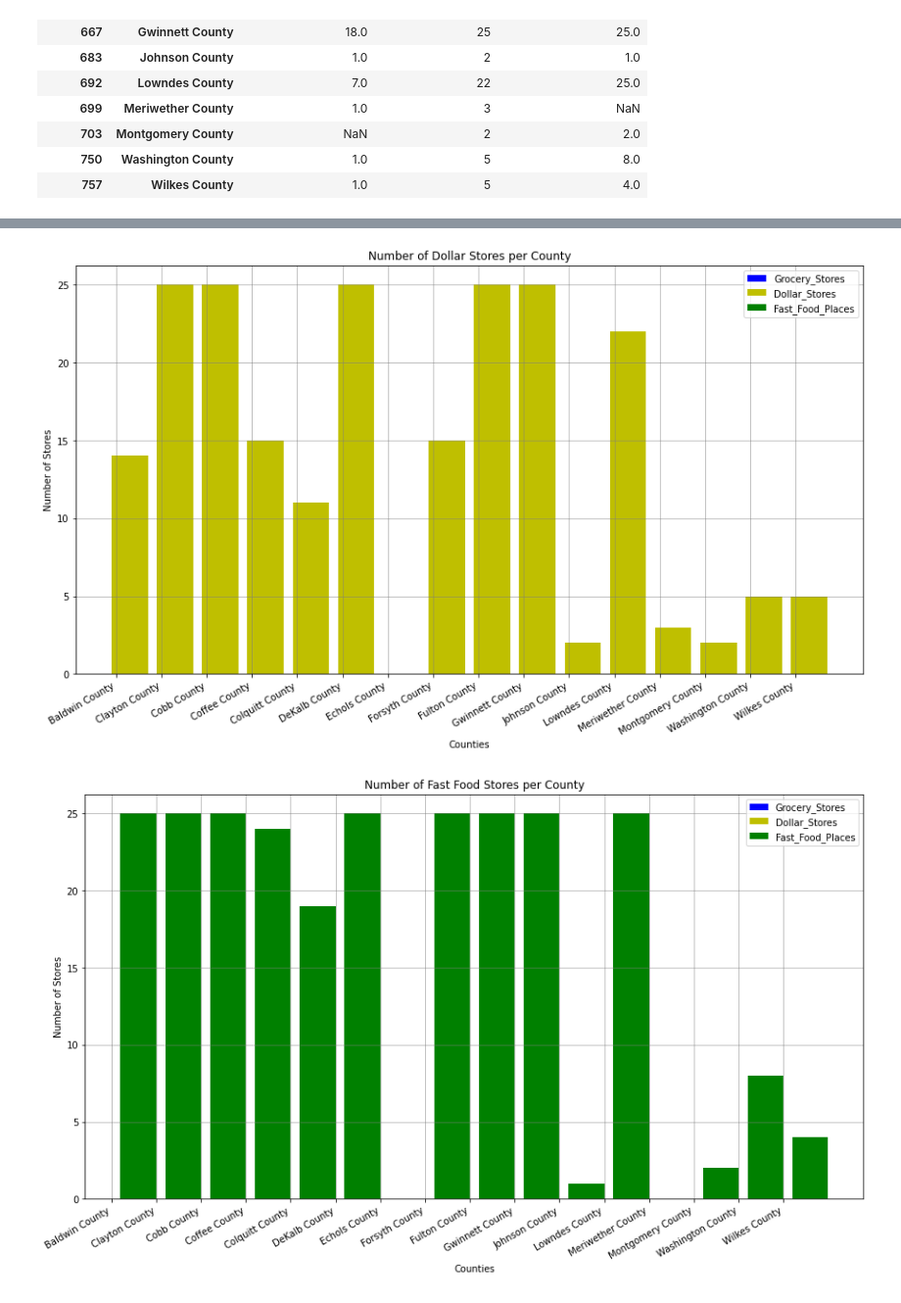
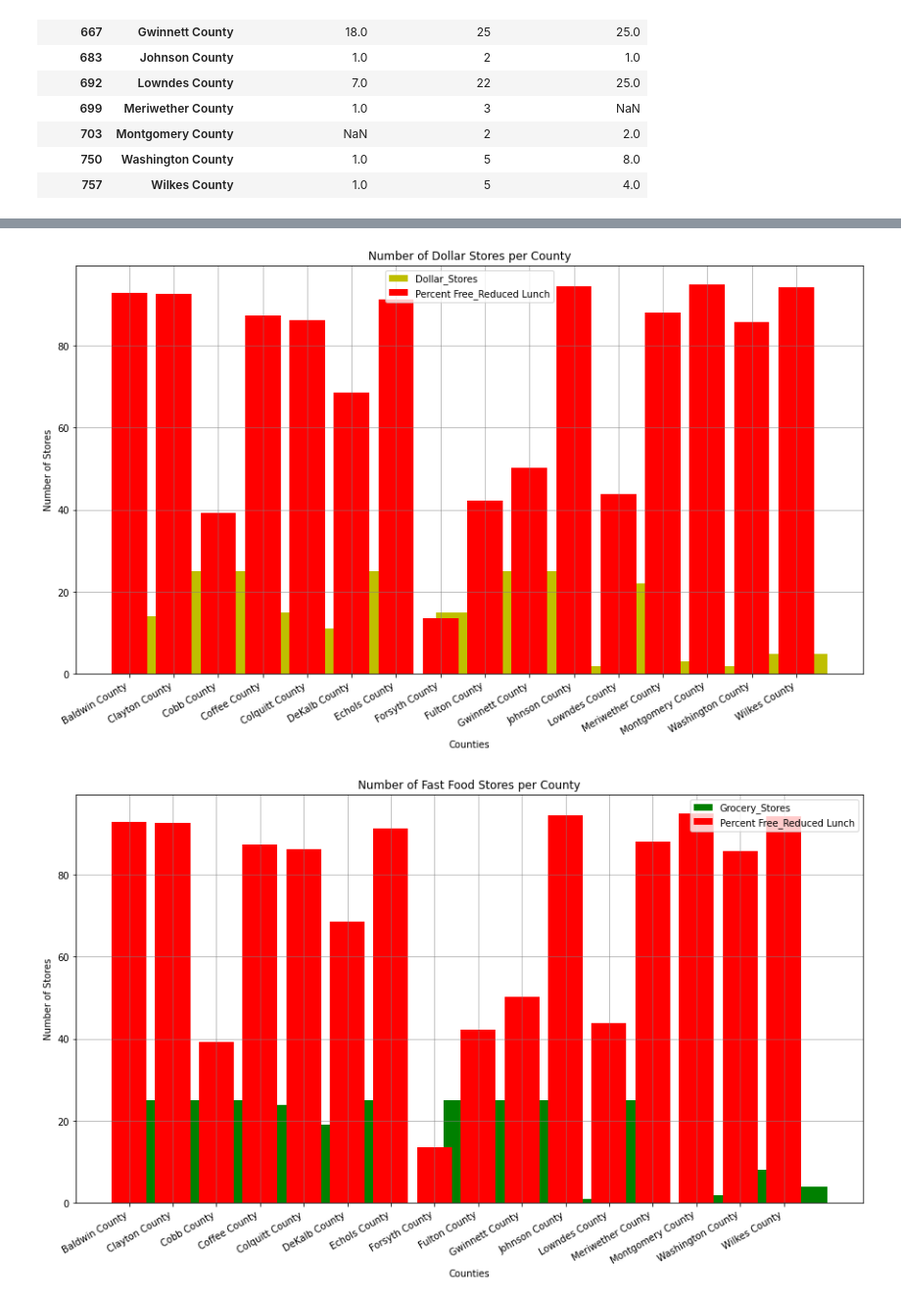
Before and after one commit to sgodkhindi/Project_Map_Food_Deserts, a Jupyter notebook: Food_Deserts_Data_County.ipynb, the cells around one changed output, grey strips where cells are left out. Shown at 98% size. Drawn from its saved outputs; the diff is of its cells as text; code cells hidden in the pictures.

```diff
--- a/Food_Deserts_Data_County.ipynb
+++ b/Food_Deserts_Data_County.ipynb
@@ -455,34 +453,36 @@ width = .2
 x_axis = np.arange(len(county_stores_df))
 
 
-bar2 = plt.bar(x_axis+(width*1.5), county_stores_df["Total_Dollar_Stores"], color='y')
-
+bar1 = plt.bar(x_axis+(width*1.5), county_stores_df["Total_Dollar_Stores"], color='y')
+bar2 = plt.bar(x_axis, county_stores_df["Percent_FRL"], color='r')
+# bar1 = ''
+bar3 = ''
 plt.xticks(x_axis, county_stores_df["County_Name"],  rotation= 30, fontsize='10', horizontalalignment='right')
 plt.xlabel("Counties")
 plt.ylabel("Number of Stores")
 plt.title("Number of Dollar Stores per County")
 plt.grid(color='grey', linewidth=1, axis='both', alpha=0.5)
-plt.legend((bar1, bar2, bar3), ('Grocery_Stores', 'Dollar_Stores', 'Fast_Food_Places') )
+plt.legend((bar1, bar2, bar3), ('Dollar_Stores', 'Percent Free_Reduced Lunch', 'Fast_Food_Places') )
 plt.show()
 # %% [output]
-[figure, old version]
+[figure, new version]
 # %%
 plt.rcParams["figure.figsize"] = (15,8)
 width = .2
 x_axis = np.arange(len(county_stores_df))
 
-
-bar3 = plt.bar(x_axis+(width*3), county_stores_df["Total_Fast_Food_Places"], color='g')
-
+bar1 = plt.bar(x_axis+(width*3), county_stores_df["Total_Fast_Food_Places"], color='g')
+bar2 = plt.bar(x_axis, county_stores_df["Percent_FRL"], color='r')
+bar3 = ''
 plt.xticks(x_axis, county_stores_df["County_Name"],  rotation= 30, fontsize='10', horizontalalignment='right')
 plt.xlabel("Counties")
 plt.ylabel("Number of Stores")
 plt.title("Number of Fast Food Stores per County")
 plt.grid(color='grey', linewidth=1, axis='both', alpha=0.5)
-plt.legend((bar1, bar2, bar3), ('Grocery_Stores', 'Dollar_Stores', 'Fast_Food_Places') )
+plt.legend((bar1, bar2, bar3), ('Grocery_Stores', 'Percent Free_Reduced Lunch', 'Fast_Food_Places') )
 plt.show()
 # %% [output]
-[figure, old version]
+[figure, new version]
 # %%
 # Plot Heatmap
 figure_layout = {
```
Also changed, not shown: parts of 4 cells of this notebook.
